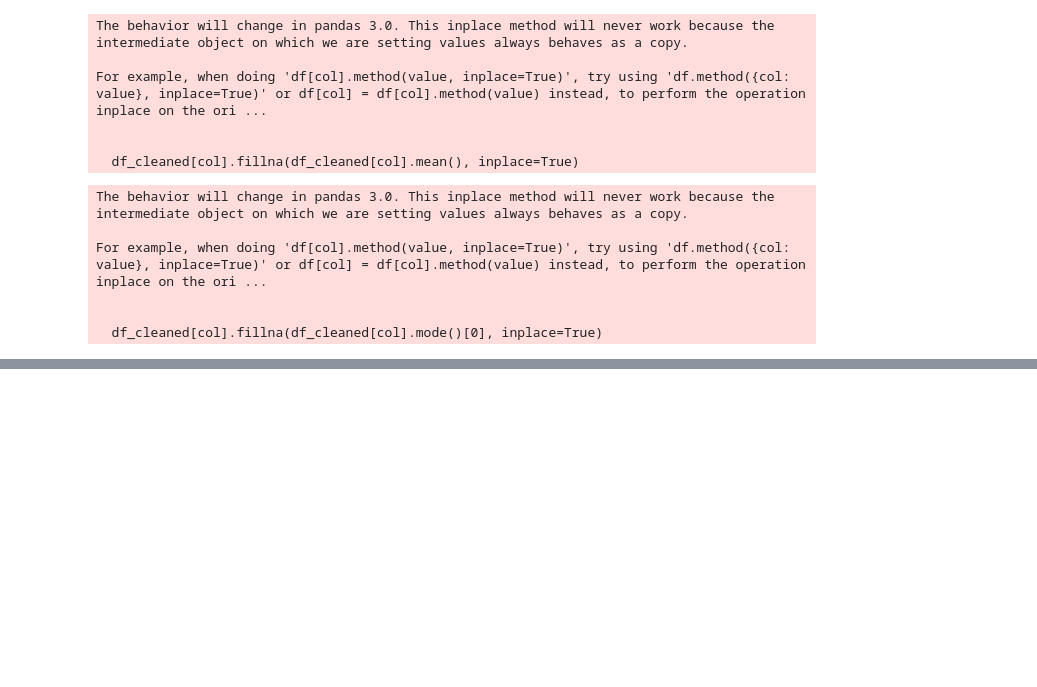
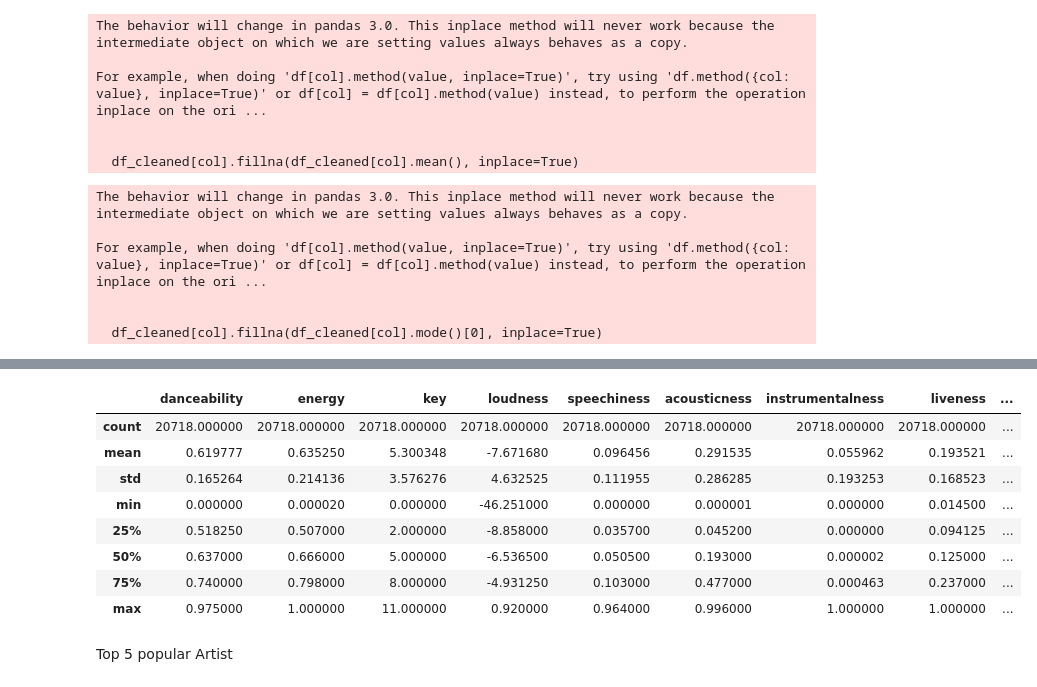
Before and after one commit to walethewave/Song-Stats-Analyzer, a Jupyter notebook: spotify.ipynb, the cells around one changed output, grey strips where cells are left out. Cells and saved outputs as stored; diff of their text form; code cells hidden in the pictures; blank space fills up the shorter version.

```diff
--- a/spotify.ipynb
+++ b/spotify.ipynb
@@ -145,0 +142,14 @@ df_cleaned.to_csv('cleaned spotify.csv', index=False)
+# %%
+df_cleaned.describe()
+# %% [output]
+|  | danceability | energy | key | loudness | speechiness | acousticness | instrumentalness | liveness | ... |
+| count | 20718.000000 | 20718.000000 | 20718.000000 | 20718.000000 | 20718.000000 | 20718.000000 | 20718.000000 | 20718.000000 | ... |
+| mean | 0.619777 | 0.635250 | 5.300348 | -7.671680 | 0.096456 | 0.291535 | 0.055962 | 0.193521 | ... |
+| std | 0.165264 | 0.214136 | 3.576276 | 4.632525 | 0.111955 | 0.286285 | 0.193253 | 0.168523 | ... |
+| min | 0.000000 | 0.000020 | 0.000000 | -46.251000 | 0.000000 | 0.000001 | 0.000000 | 0.014500 | ... |
+| 25% | 0.518250 | 0.507000 | 2.000000 | -8.858000 | 0.035700 | 0.045200 | 0.000000 | 0.094125 | ... |
+| 50% | 0.637000 | 0.666000 | 5.000000 | -6.536500 | 0.050500 | 0.193000 | 0.000002 | 0.125000 | ... |
+| 75% | 0.740000 | 0.798000 | 8.000000 | -4.931250 | 0.103000 | 0.477000 | 0.000463 | 0.237000 | ... |
+| max | 0.975000 | 1.000000 | 11.000000 | 0.920000 | 0.964000 | 0.996000 | 1.000000 | 1.000000 | ... |
+# %% [markdown]
+Top 5 popular Artist
```
Also changed, not shown: parts of 9 cells of this notebook, 1 other file.
